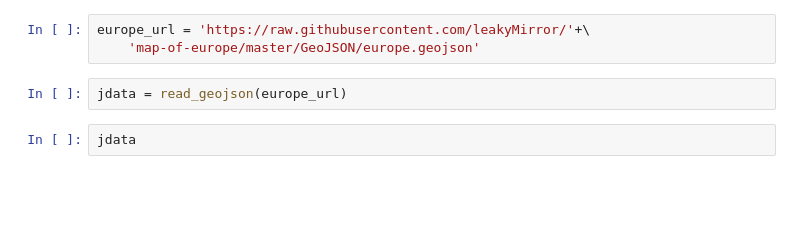
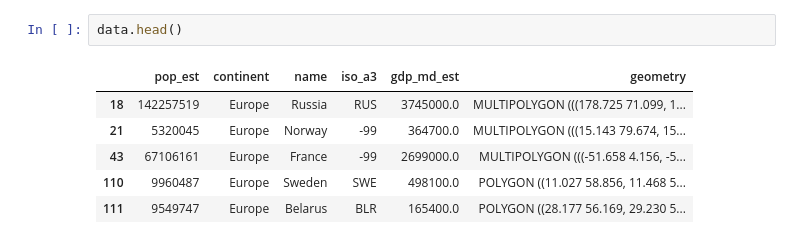
Before and after one commit to mpruna/COVID-19_Interactive, a Jupyter notebook: code/covid_geo_maps.ipynb, the cells around one changed output. Drawn from its saved outputs; the diff is of its cells as text; blank space fills up the shorter version.

```diff
--- a/code/covid_geo_maps.ipynb
+++ b/code/covid_geo_maps.ipynb
@@ -72,7 +12,9 @@ def read_geojson(url):
-# %%
-europe_url = 'https://raw.githubusercontent.com/leakyMirror/'+\
-    'map-of-europe/master/GeoJSON/europe.geojson'
-# %%
-jdata = read_geojson(europe_url)
-# %%
-jdata
+# %%
+data.head()
+# %% [output]
+|  | pop_est | continent | name | iso_a3 | gdp_md_est | geometry |
+| 18 | 142257519 | Europe | Russia | RUS | 3745000.0 | MULTIPOLYGON (((178.725 71.099, 1... |
+| 21 | 5320045 | Europe | Norway | -99 | 364700.0 | MULTIPOLYGON (((15.143 79.674, 15... |
+| 43 | 67106161 | Europe | France | -99 | 2699000.0 | MULTIPOLYGON (((-51.658 4.156, -5... |
+| 110 | 9960487 | Europe | Sweden | SWE | 498100.0 | POLYGON ((11.027 58.856, 11.468 5... |
+| 111 | 9549747 | Europe | Belarus | BLR | 165400.0 | POLYGON ((28.177 56.169, 29.230 5... |
```
Also changed, not shown: parts of 12 cells of this notebook.
